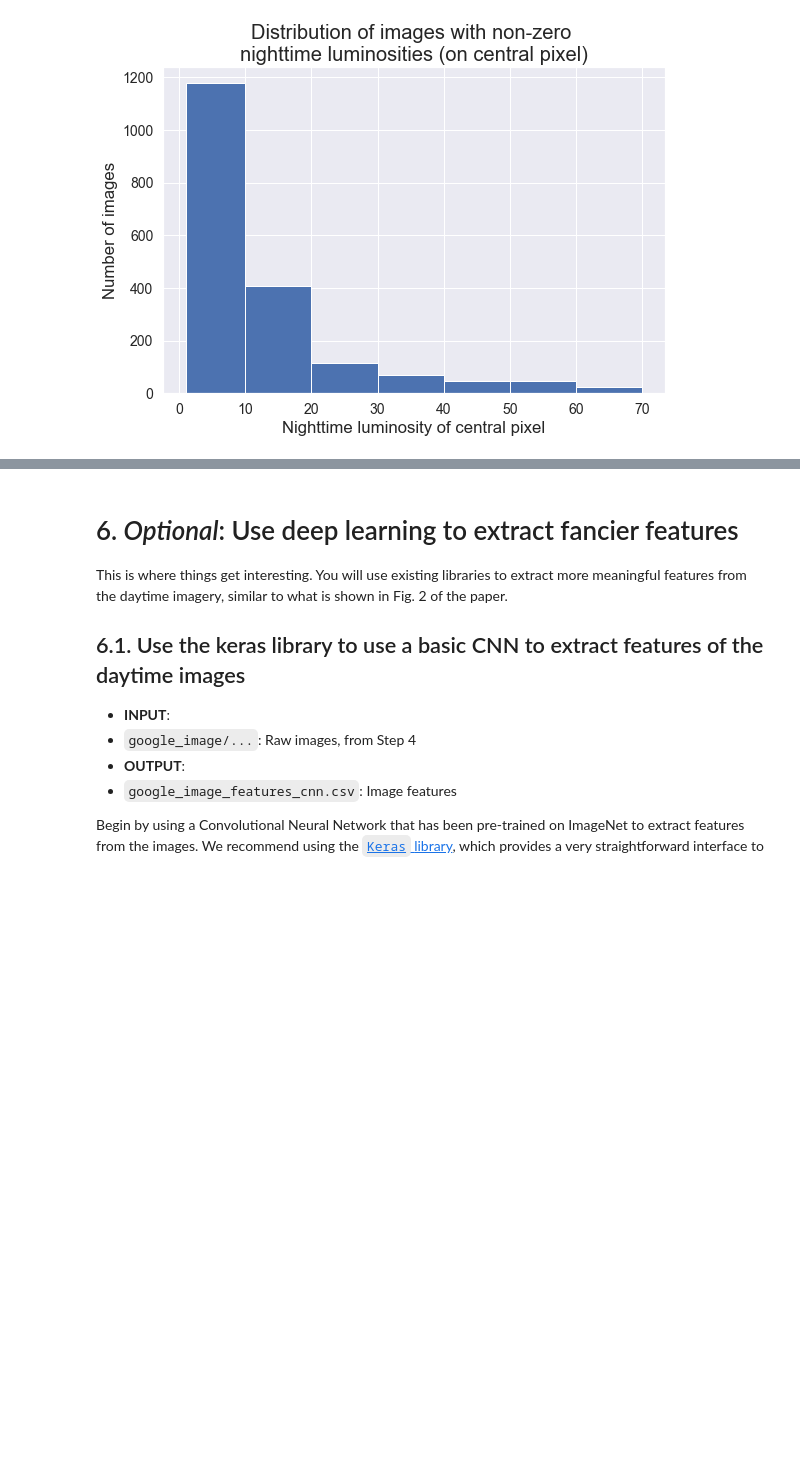
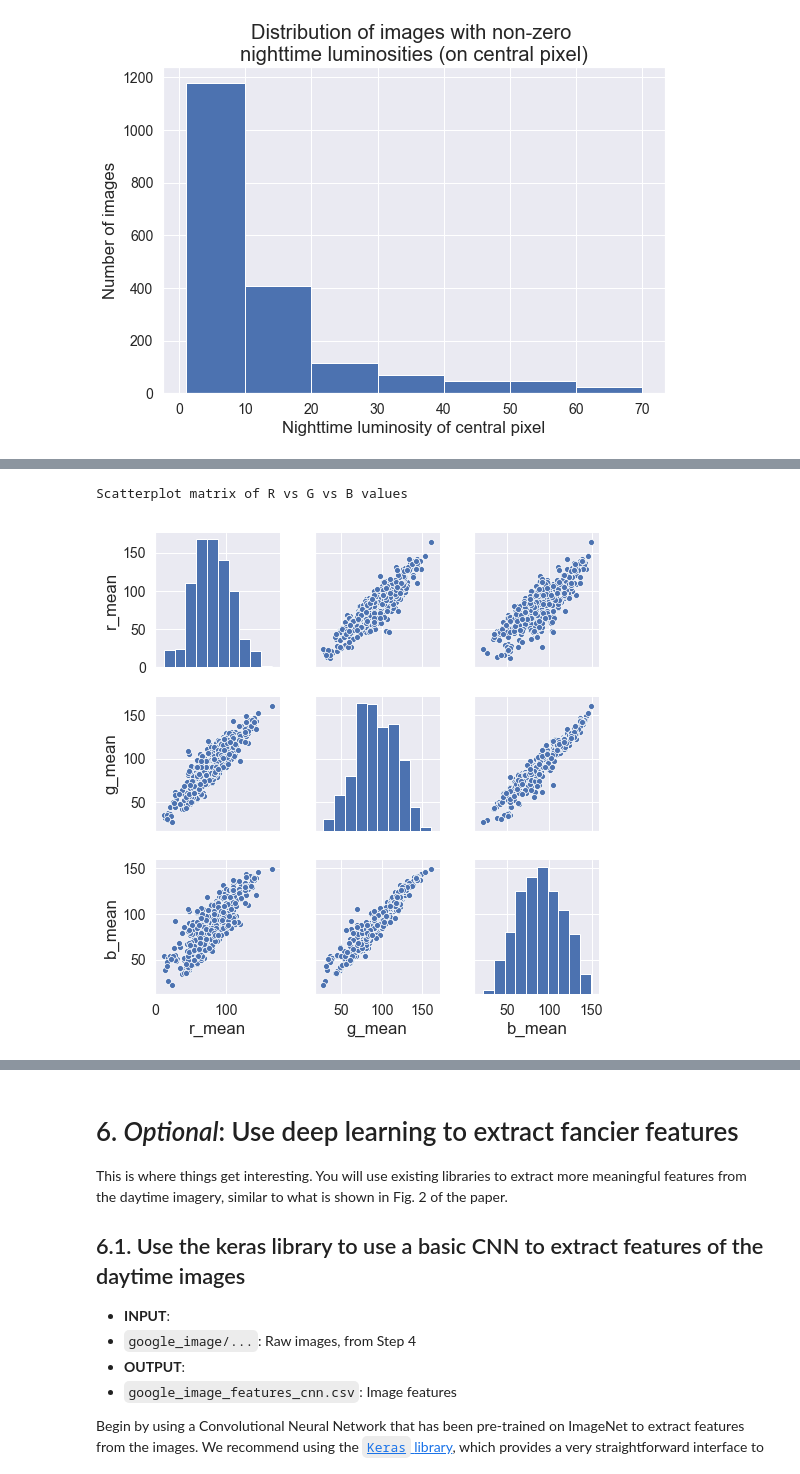
Before and after one commit to wetchler/bdd, a Jupyter notebook: PS1/BDD2019-PS1.ipynb, the cells around one changed output, grey strips where cells are left out. Drawn from its saved outputs; the diff is of its cells as text; code cells hidden in the pictures; blank space fills up the shorter version.

```diff
--- a/PS1/BDD2019-PS1.ipynb
+++ b/PS1/BDD2019-PS1.ipynb
@@ -887 +1069,10 @@ Feel free to be creative if you wish to generate additional features from the im
+# %%
+# Get a sense of correlations by plotting a (sample of) datapoints -
+# the full dataset would take forever to render (50k points) so
+# we sample 500 here.
+sns.pairplot(df_image_rgb_features.sample(500)[['r_mean', 'g_mean', 'b_mean']])
+print("Scatterplot matrix of R vs G vs B values")
+# %% [output]
+Scatterplot matrix of R vs G vs B values
+[figure, added]
 # %% [markdown]
```
Also changed, not shown: parts of 62 cells of this notebook.
